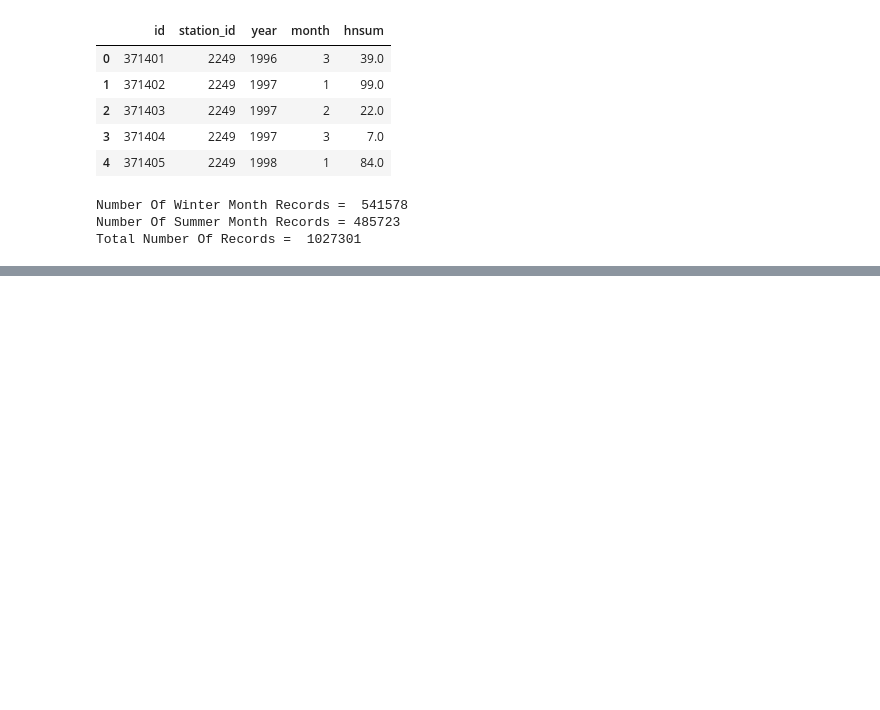
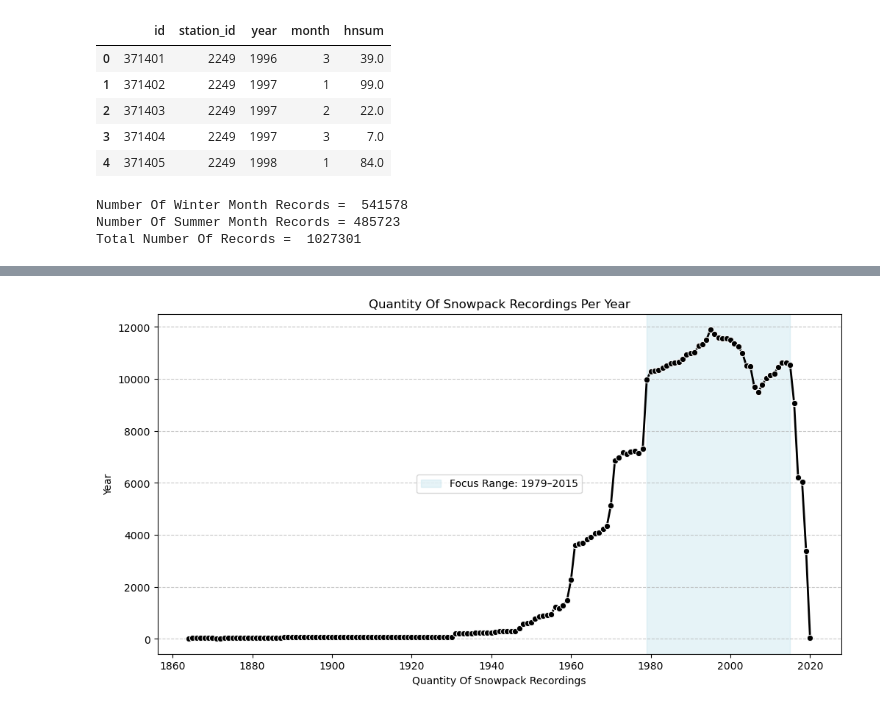
Before and after one commit to Mitch-P-Analyst/Europe_Snowpack_Depths, a Jupyter notebook: Part_2_EDA.ipynb, the cells around one changed output, grey strips where cells are left out. Drawn from its saved outputs; the diff is of its cells as text; code cells hidden in the pictures; blank space fills up the shorter version.

```diff
--- a/Part_2_EDA.ipynb
+++ b/Part_2_EDA.ipynb
@@ -109,0 +104,5 @@ plt.show()
+# %%
+# Assess quantities of Snowpack recordings per year
+
+Annual_Recordings = station_data[station_data['winter']==True].groupby('year')['id'].count().reset_index()
+Annual_Recordings
@@ -109,0 +123,19 @@ plt.show()
+# %%
+# Visualise quantities of Snowpack recordings per year
+
+
+# Line Plot
+plt.figure(figsize=(12,6))
+sns.lineplot(data=Annual_Recordings, x='year', y='id',marker='o', linewidth=2, color='black')
+
+plt.axvspan(1979, 2015, color='lightblue', alpha=0.3, label='Focus Range: 1979–2015')
+plt.legend(loc='center')
+
+plt.title('Quantity Of Snowpack Recordings Per Year')
+plt.ylabel('Quantity Of Snowpack Recordings')
+plt.xlabel('Year')
+plt.grid(True, axis='y',linestyle='--', alpha=0.7)
+# plt.tight_layout()
+plt.show()
+# %% [output]
+[figure, added]
```
Also changed, not shown: parts of 14 cells of this notebook.
